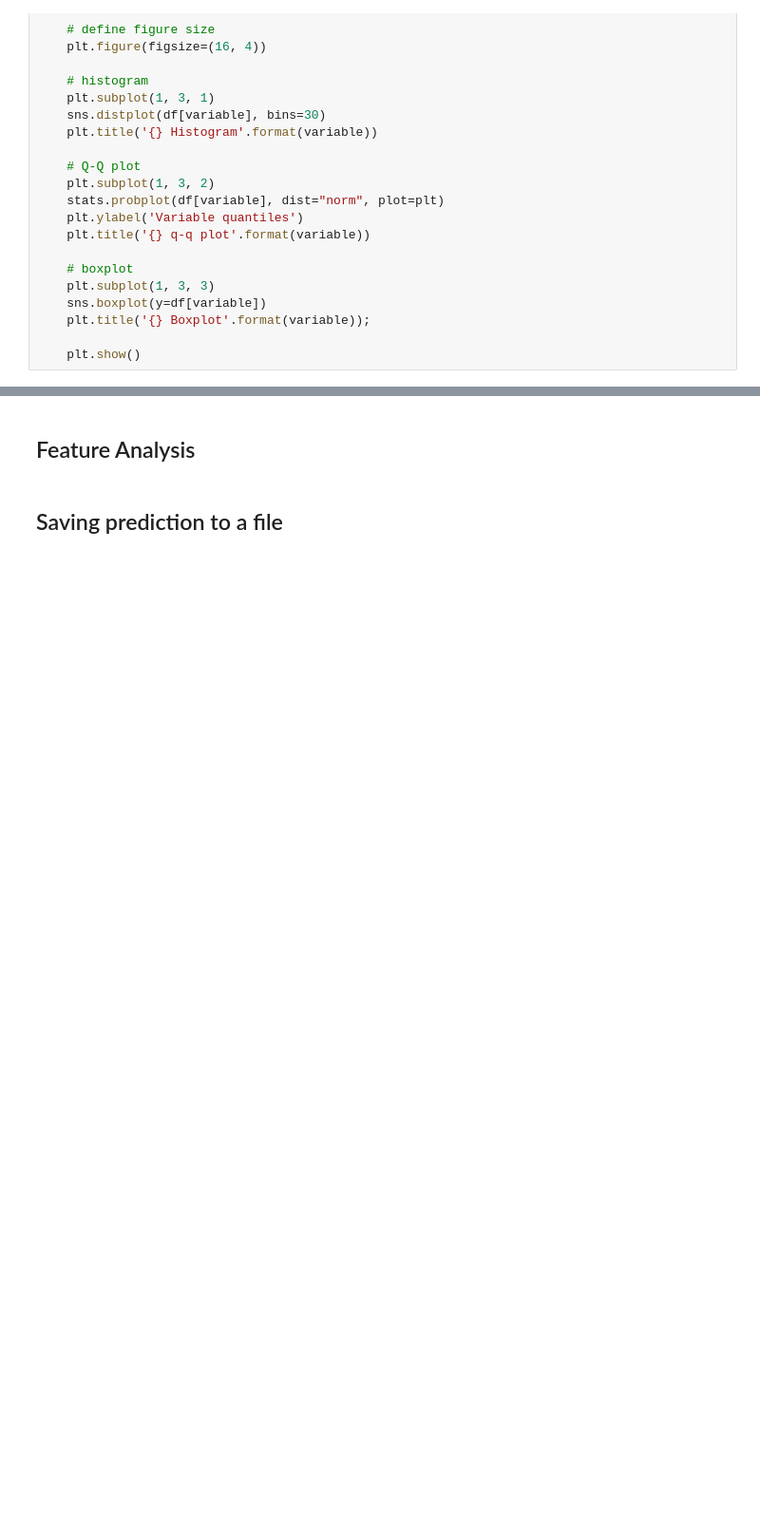
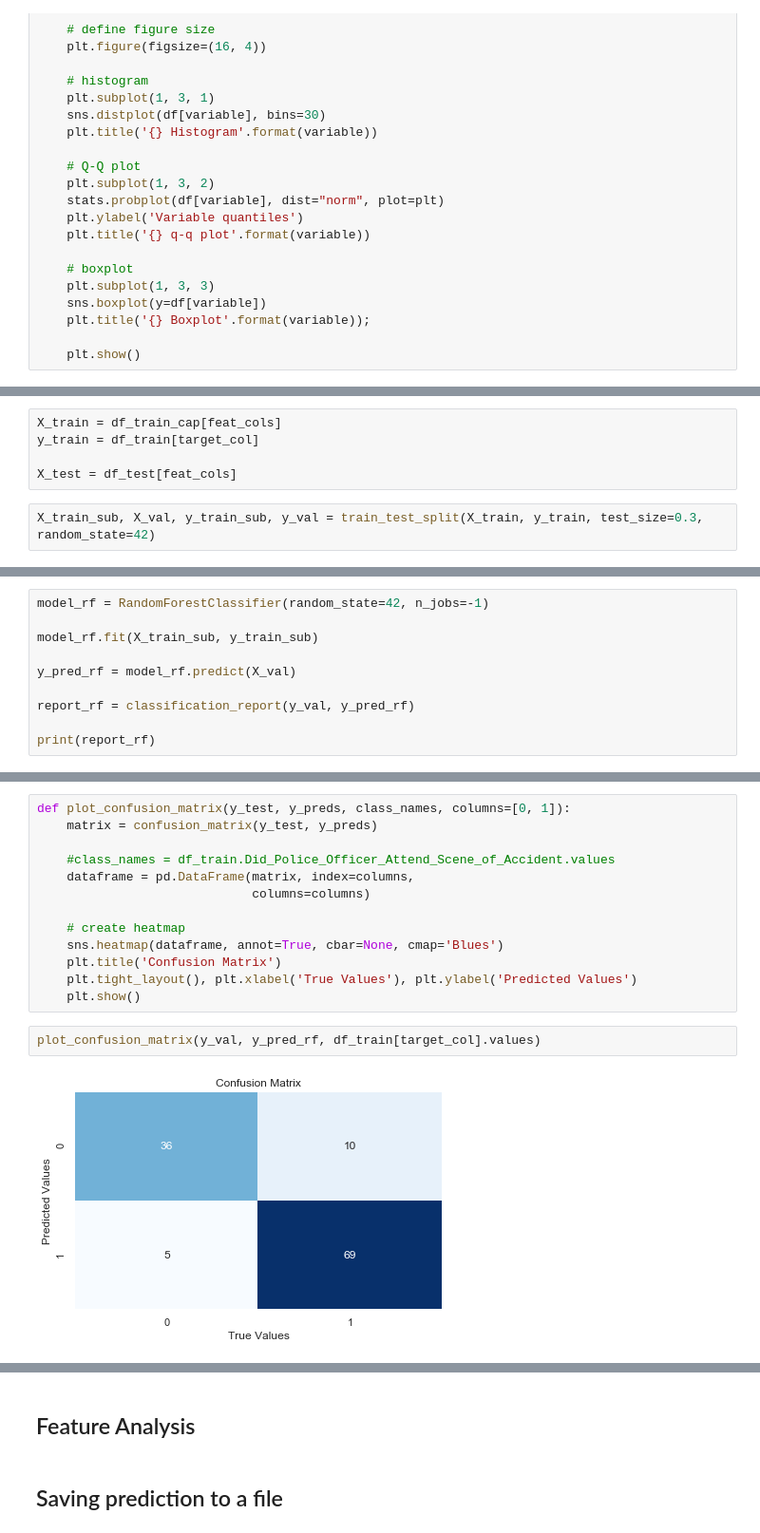
Before and after one commit to ck-unifr/challenge_may_20, a Jupyter notebook: notebook/bi_challenge_solution_may_20.ipynb, the cells around one changed output, grey strips where cells are left out. Shown at 95% size. Cells and saved outputs as stored; diff of their text form; blank space fills up the shorter version.

```diff
--- a/notebook/bi_challenge_solution_may_20.ipynb
+++ b/notebook/bi_challenge_solution_may_20.ipynb
@@ -642,0 +792,7 @@ for col in cols:
+# %%
+X_train = df_train_cap[feat_cols]
+y_train = df_train[target_col]
+
+X_test = df_test[feat_cols]
+# %%
+X_train_sub, X_val, y_train_sub, y_val = train_test_split(X_train, y_train, test_size=0.3, random_state=42)
@@ -642,0 +807,10 @@ for col in cols:
+# %%
+model_rf = RandomForestClassifier(random_state=42, n_jobs=-1)
+
+model_rf.fit(X_train_sub, y_train_sub)
+
+y_pred_rf = model_rf.predict(X_val)
+
+report_rf = classification_report(y_val, y_pred_rf)
+
+print(report_rf)
@@ -642,0 +858,17 @@ for col in cols:
+# %%
+def plot_confusion_matrix(y_test, y_preds, class_names, columns=[0, 1]):
+    matrix = confusion_matrix(y_test, y_preds)
+
+    #class_names = df_train.Did_Police_Officer_Attend_Scene_of_Accident.values
+    dataframe = pd.DataFrame(matrix, index=columns,
+                             columns=columns)
+
+    # create heatmap
+    sns.heatmap(dataframe, annot=True, cbar=None, cmap='Blues')
+    plt.title('Confusion Matrix')
+    plt.tight_layout(), plt.xlabel('True Values'), plt.ylabel('Predicted Values')
+    plt.show()
+# %%
+plot_confusion_matrix(y_val, y_pred_rf, df_train[target_col].values)
+# %% [output]
+[figure, added]
```
Also changed, not shown: parts of 39 cells of this notebook.
